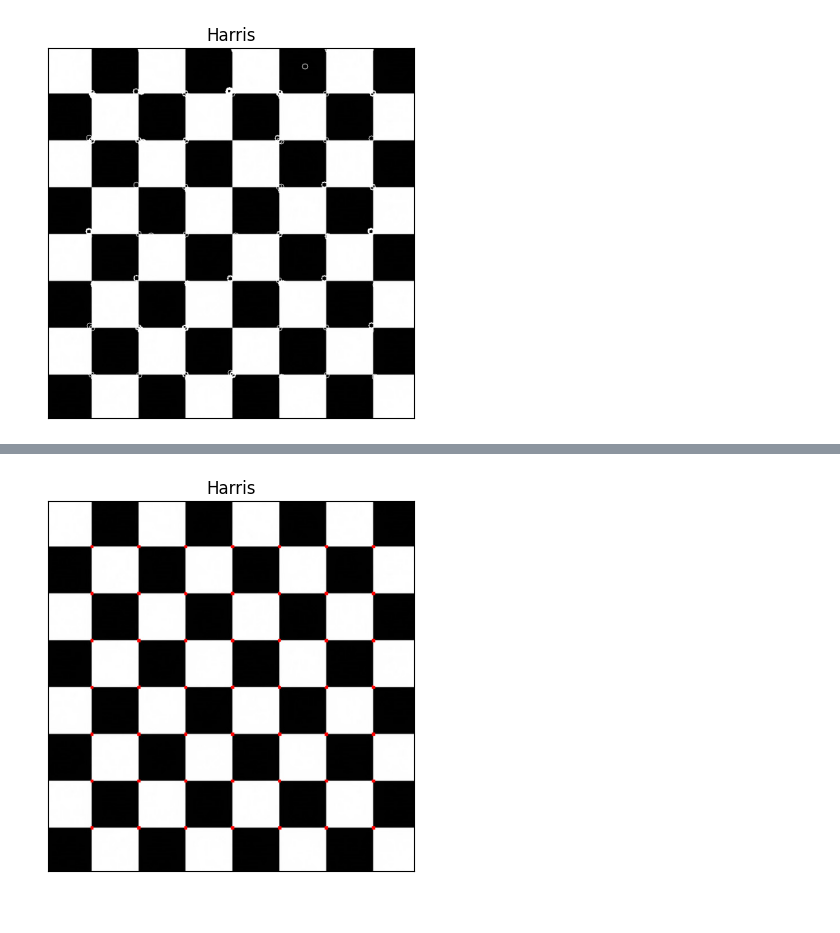
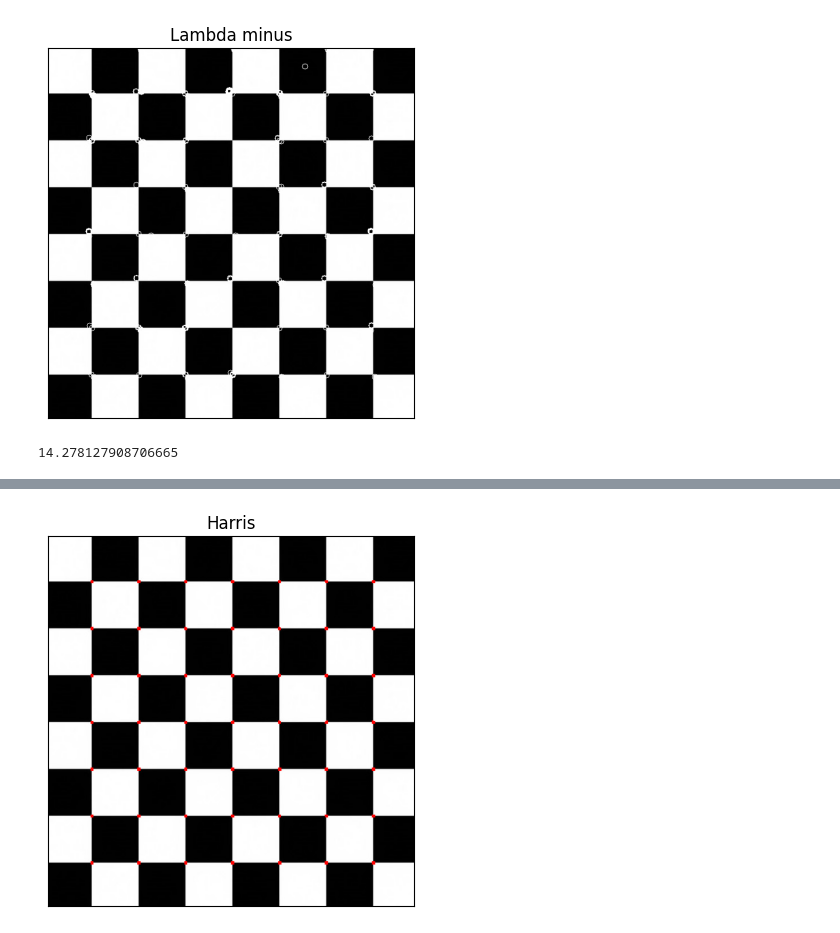
Before and after one commit to yassmin2000/Computer-Vision-Toolbox, a Jupyter notebook: corner.ipynb, the cells around one changed output, grey strips where cells are left out. Drawn from its saved outputs; the diff is of its cells as text; code cells hidden in the pictures.

```diff
--- a/corner.ipynb
+++ b/corner.ipynb
@@ -130,37 +126,39 @@ def lambda_minus(img, window_size, threshold):
     offset = int(window_size / 2)
     for y in range(offset, height - offset):
         for x in range(offset, width - offset):
             Sx2 = np.sum(dx2[y - offset:y + 1 + offset, x - offset:x + 1 + offset])
             Sy2 = np.sum(dy2[y - offset:y + 1 + offset, x - offset:x + 1 + offset])
             Sxy = np.sum(dxy[y - offset:y + 1 + offset, x - offset:x + 1 + offset])
             H = np.array([[Sx2, Sxy], [Sxy, Sy2]])
             eigenvalues = np.linalg.eigvals(H)
             min_eigenvalue = min(eigenvalues)
             # Apply threshold and mark corners
             if min_eigenvalue > threshold:
                 cv2.circle(img, (x, y), 5, (255, 0, 0))
 
     # Normalize the image
     img_normalized = cv2.normalize(img, None, 0, 255, cv2.NORM_MINMAX)
 
 
     end_time = Time.time()
     final_time = end_time - start_time
     return img_normalized, final_time
 
 img = cv2.imread('1.jpg')
 gray = cv2.cvtColor(img, cv2.COLOR_BGR2GRAY)
 img_rgb, time = lambda_minus(gray, 3, 80)
 
-plt.figure("Harris detector")
+plt.figure("Lambda_minus detector")
 plt.imshow(cv2.cvtColor(img_rgb, cv2.COLOR_BGR2RGB))
-plt.title("Harris")
+plt.title("Lambda minus")
 plt.xticks([])
 plt.yticks([])
-plt.savefig('Harris_detector_normalized_RGB', bbox_inches='tight')
+plt.savefig('Lambda_result', bbox_inches='tight')
 plt.show()
+print(time)
 # %% [output]
-[figure, old version]
+[figure, new version]
+14.278127908706665
 # %%
 import cv2
 import numpy as np
```
Also changed, not shown: parts of 4 cells of this notebook, 4 other files.
